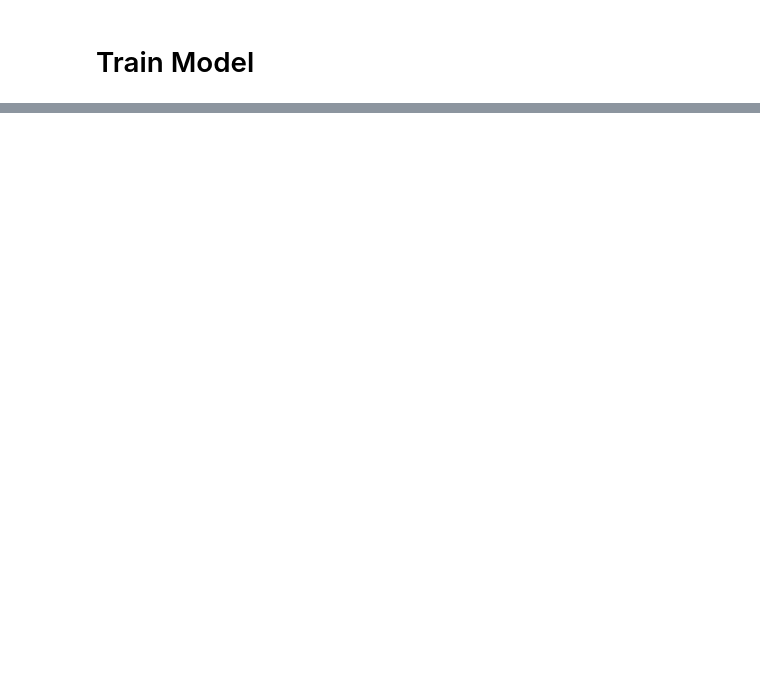
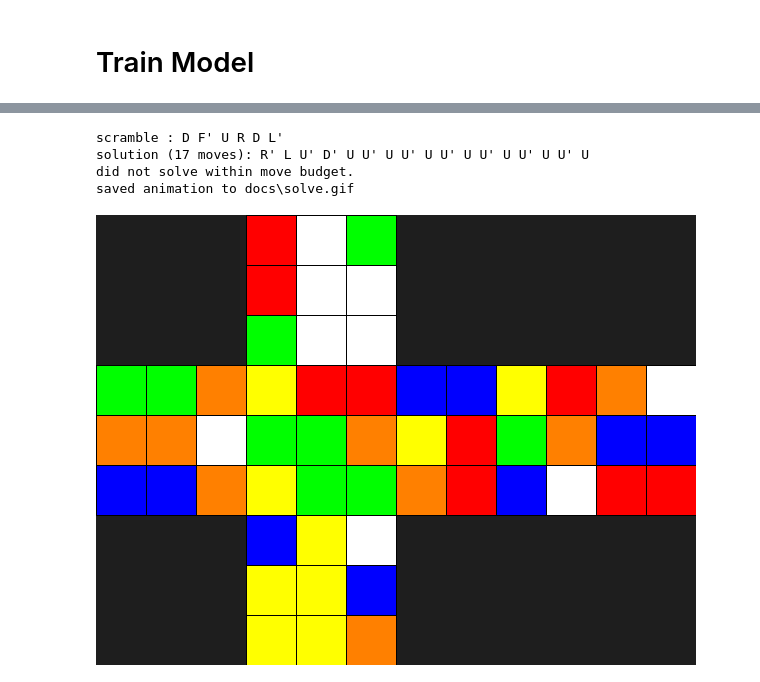
Before and after one commit to RoscaMitrut/RubiksSolver, a Jupyter notebook: RubiksCubeSolverGymnasium.ipynb, the cells around one changed output, grey strips where cells are left out. Cells and saved outputs as stored; diff of their text form; code cells hidden in the pictures; blank space fills up the shorter version.

```diff
--- a/RubiksCubeSolverGymnasium.ipynb
+++ b/RubiksCubeSolverGymnasium.ipynb
@@ -382,0 +530,41 @@ cub_env_nou.step(action)
+# %%
+def solve_and_render(agent, scramble_depth=6, deterministic=True,
+                     seed=None, save_gif=None):
+    """Solve one scrambled cube, print the move sequence, and return the frames.
+
+    If `save_gif` is a path, an animated GIF of the solve is written there.
+    """
+    env = CubeEnv(scramble_depth=scramble_depth)
+    obs, info = env.reset(seed=seed)
+
+    frames = [env.render()]
+    moves = []
+    done = False
+    while not done:
+        action, _ = agent.predict(obs, deterministic=deterministic)
+        moves.append(MOVES[int(action)])
+        obs, reward, terminated, truncated, info = env.step(int(action))
+        frames.append(env.render())
+        done = terminated or truncated
+
+    print(f"scramble : {' '.join(env.state.scramble_moves)}")
+    print(f"solution ({len(moves)} moves): {' '.join(moves)}")
+    print("SOLVED!" if info["is_solved"] else "did not solve within move budget.")
+
+    if save_gif:
+        frames[0].save(save_gif, save_all=True, append_images=frames[1:],
+                       duration=500, loop=0)
+        print("saved animation to", save_gif)
+    return frames, moves, info["is_solved"]
+
+
+# Watch it solve a single cube (returns the final rendered frame in the notebook).
+frames, moves, solved = solve_and_render(model_2, scramble_depth=6, seed=42,
+                                         save_gif=os.path.join("docs", "solve.gif"))
+frames[-1]
+# %% [output]
+scramble : D F' U R D L'
+solution (17 moves): R' L U' D' U U' U U' U U' U U' U U' U U' U
+did not solve within move budget.
+saved animation to docs\solve.gif
+[figure, added]
```
Also changed, not shown: parts of 33 cells of this notebook, 4 other files.
